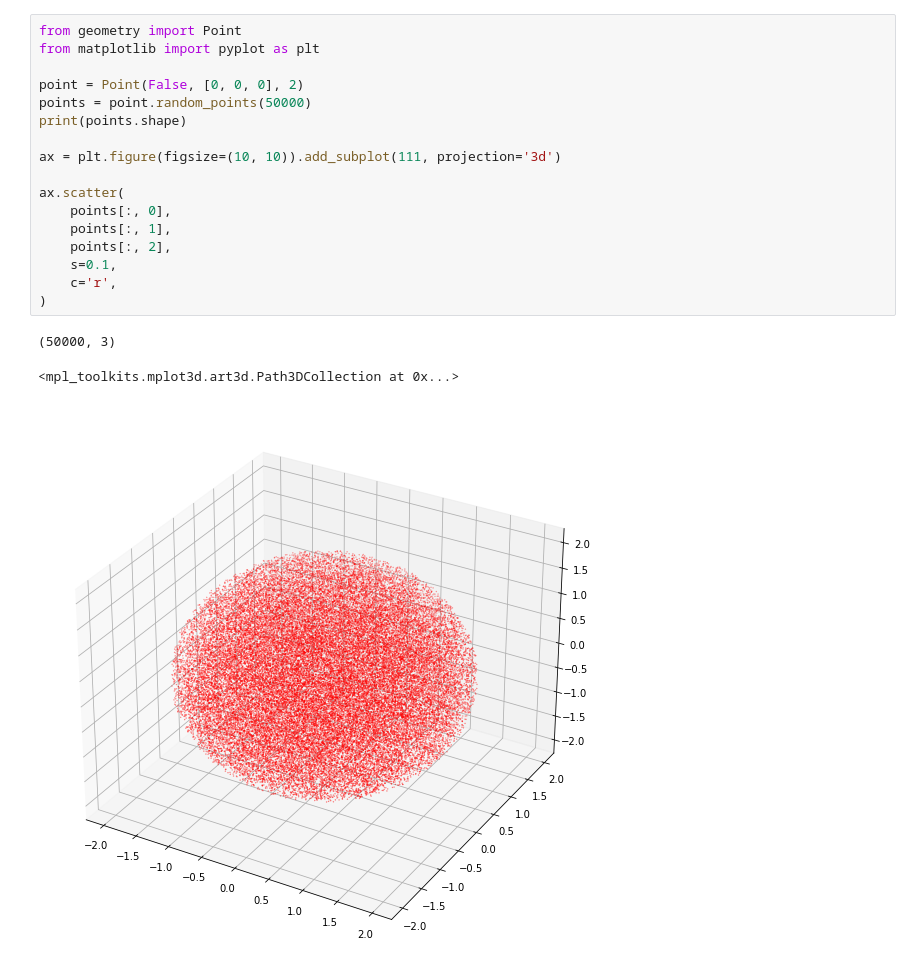
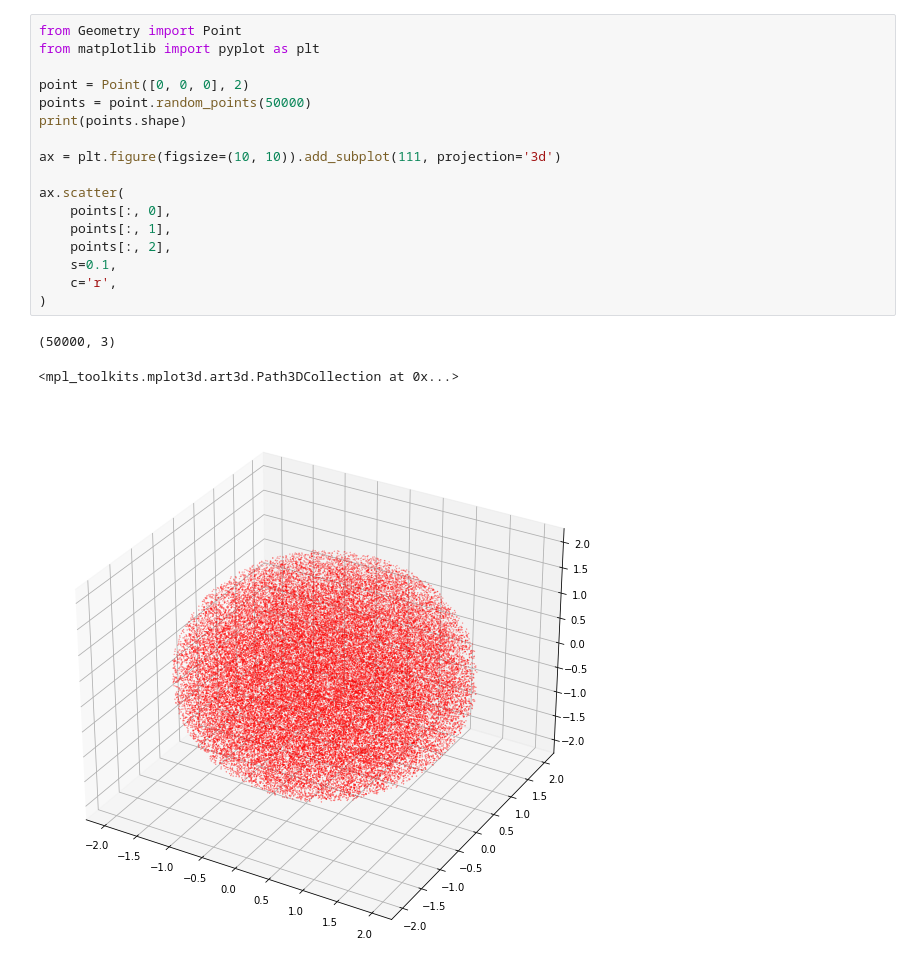
Before and after one commit to PyGeomesh/PyGeomesh, a Jupyter notebook: random_point.ipynb, the cells around one changed output. Cells and saved outputs as stored; diff of their text form.

```diff
--- a/random_point.ipynb
+++ b/random_point.ipynb
@@ -1,24 +1,24 @@
 # %%
-from geometry import Point
+from Geometry import Point
 from matplotlib import pyplot as plt
 
-point = Point(False, [0, 0, 0], 2)
+point = Point([0, 0, 0], 2)
 points = point.random_points(50000)
 print(points.shape)
 
 ax = plt.figure(figsize=(10, 10)).add_subplot(111, projection='3d')
 
 ax.scatter(
     points[:, 0],
     points[:, 1],
     points[:, 2],
     s=0.1,
     c='r',
 )
 # %% [output]
 (50000, 3)
 <mpl_toolkits.mplot3d.art3d.Path3DCollection at 0x...>
-[figure, old version]
+[figure, new version]
 # %%
 boundary_points = point.random_points_on_boundary(n=3000)
 ax = plt.figure(figsize=(10, 10)).add_subplot(111, projection='3d')
```
Also changed, not shown: parts of 3 cells of this notebook, 9 other files.
